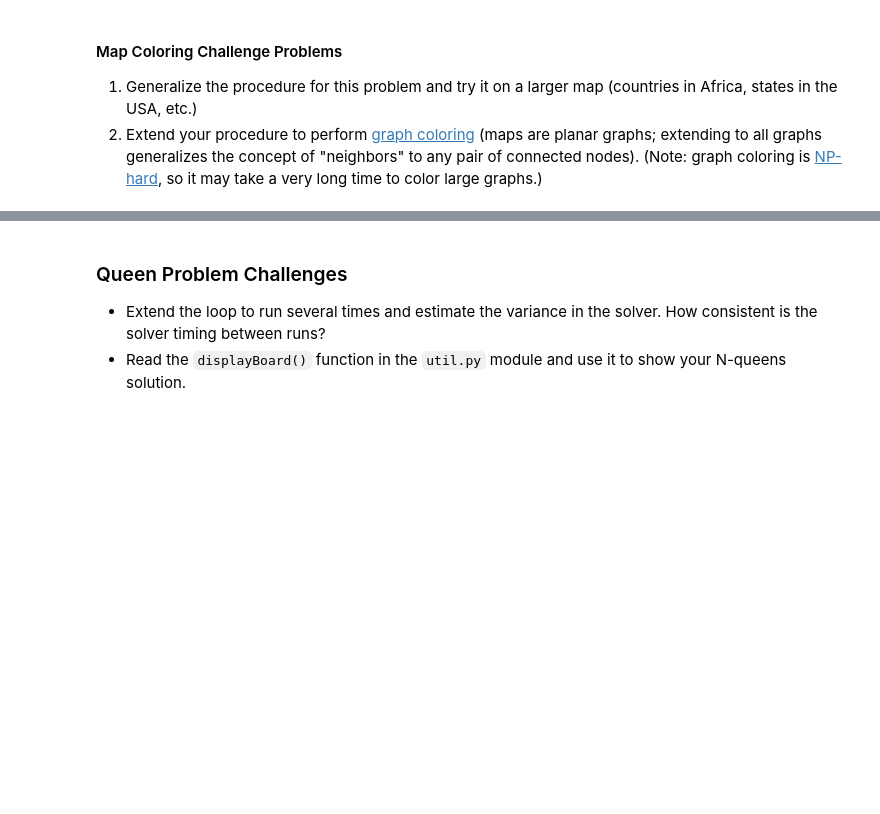
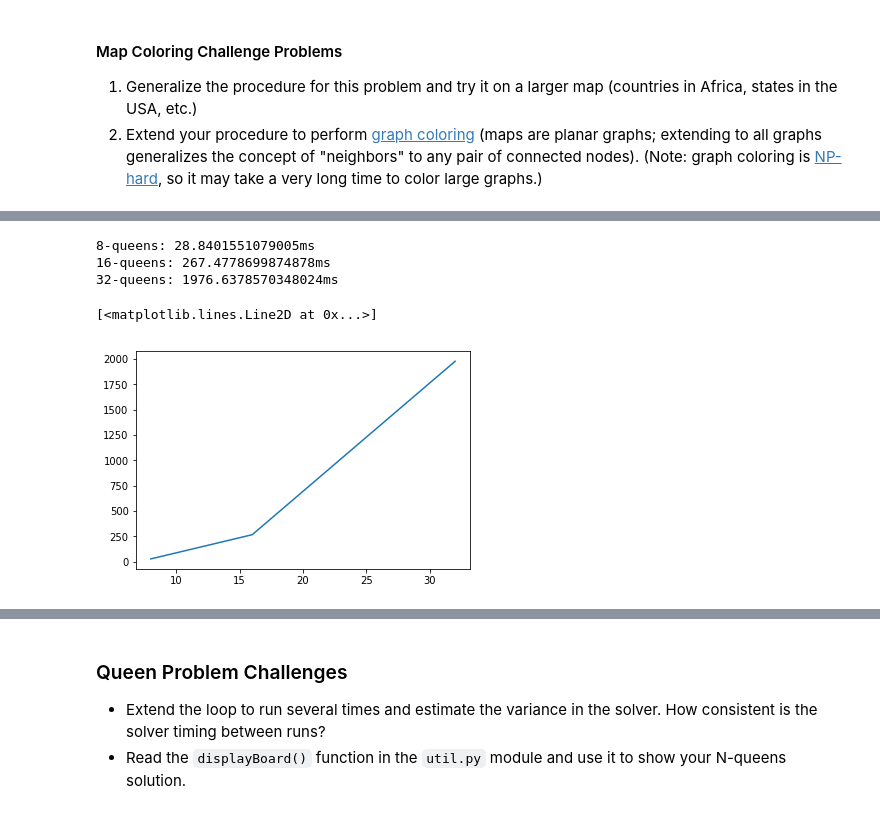
Before and after one commit to WillieMaddox/artificial-intelligence, a Jupyter notebook: Exercises/1_Constraint Satisfaction/AIND-Constraint_Satisfaction.ipynb, the cells around one changed output, grey strips where cells are left out. Cells and saved outputs as stored; diff of their text form; code cells hidden in the pictures; blank space fills up the shorter version.

```diff
--- a/Exercises/1_Constraint Satisfaction/AIND-Constraint_Satisfaction.ipynb
+++ b/Exercises/1_Constraint Satisfaction/AIND-Constraint_Satisfaction.ipynb
@@ -183,30 +183,41 @@ In this encoding, we only need a constraint to make sure that no two queens occu
 
 #### IMPLEMENTATION: N-Queens Solver
 Complete the function below to take an integer N >= 5 and return a Z3 solver instance with appropriate constraints to solve the N-Queens problem. NOTE: it may take a few minutes for the solver to complete the suggested sizes below.
-# %%
-def Abs(x):
-    return If(x >= 0, x, -x)
-
-def nqueens(N):
-    # TODO: Finish this function!
-    mc_solver = Solver()
-    T = Int('T')
-    mc_solver.add(0 <= T, T <= 2)
-    mc_solver.add(SA != NSW)
+# %%
+def Abs(x):
+    return If(x >= 0, x, -x)
+
+def nqueens(N):
+    # TODO: Finish this function!
+    nq_solver = Solver()
+    queens = [Int('Q{}'.format(i)) for i in range(N)]
+    nq_solver.add(*chain(*[(0 <= q, q < N) for q in queens]))
+    nq_solver.add(Distinct(queens))
+    for i, q1 in enumerate(queens):
+        for j, q2 in enumerate(queens):
+            if i == j: continue
+            nq_solver.add(Abs(q1 - q2) != abs(i - j))
+    return nq_solver
 # %%
 import time
 
 runtimes = []
 solutions = []
-sizes = [8, 16, 32, 64]
+sizes = [8, 16, 32]
 
 for N in sizes:
     nq_solver = nqueens(N)
     start = time.perf_counter()
     assert nq_solver.check(), "Uh oh...The solver failed to find a solution. Check your constraints."
     end = time.perf_counter()
     print("{}-queens: {}ms".format(N, (end-start) * 1000))
     runtimes.append((end - start) * 1000)
     solutions.append(nq_solver)
 
 plt.plot(sizes, runtimes)
+# %% [output]
+8-queens: 28.8401551079005ms
+16-queens: 267.4778699874878ms
+32-queens: 1976.6378570348024ms
+[<matplotlib.lines.Line2D at 0x...>]
+[figure, added]
```
Also changed, not shown: parts of 6 cells of this notebook.
